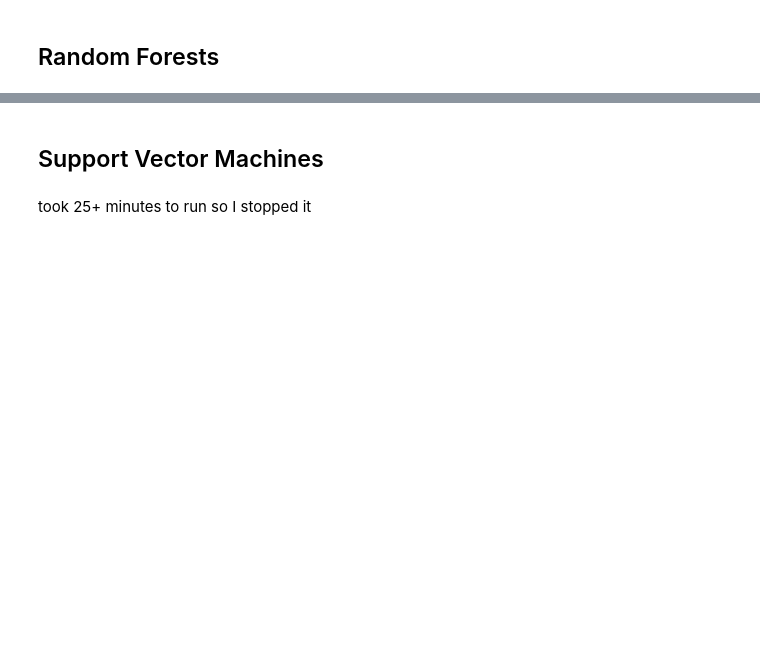
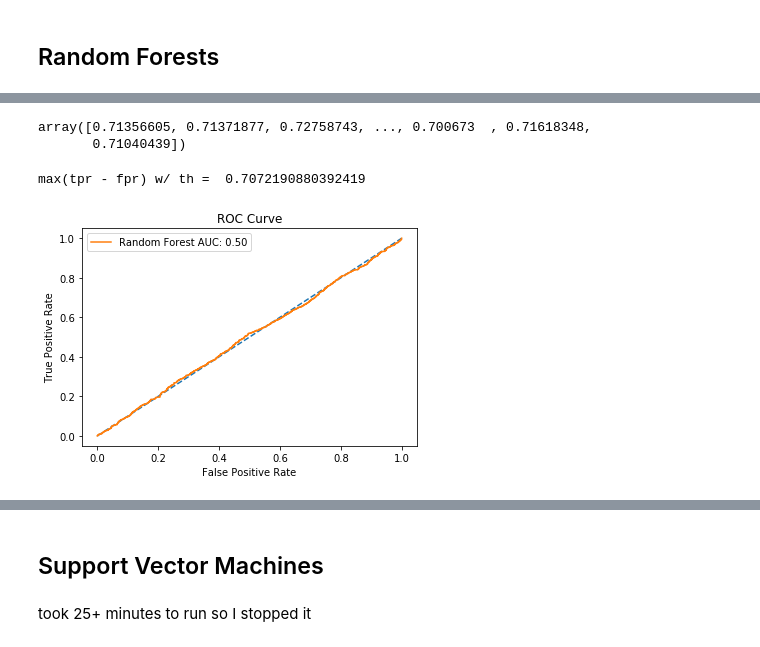
Before and after one commit to ellaelu/BCI-NERChallenge, a Jupyter notebook: Models.ipynb, the cells around one changed output, grey strips where cells are left out. Drawn from its saved outputs; the diff is of its cells as text; code cells hidden in the pictures; blank space fills up the shorter version.

```diff
--- a/Models.ipynb
+++ b/Models.ipynb
@@ -70,0 +81,10 @@ plot_roc(y_test1, preds)
+# %%
+params = {
+    'n_estimators': [100,200,500,1000],
+    'max_features': ['auto', 'sqrt', 'log2'],
+    'max_depth' : [1,10,50,100]
+}
+# %%
+clf = ensemble.RandomForestClassifier(n_jobs = -1, random_state=42)
+cv = GridSearchCV(clf, param_grid=params, scoring='accuracy', n_jobs=-1, verbose=5, refit='accuracy', cv=4)
+cv.fit(X_train,Y_train)
@@ -70,0 +140,4 @@ plot_roc(y_test1, preds)
+# %%
+clf = ensemble.RandomForestClassifier(n_jobs = -1, random_state=42,
+                                      max_depth = 1, max_features = 'auto', n_estimators = 100)
+clf.fit(X_train, Y_train)
@@ -71,2 +152,13 @@ plot_roc(y_test1, preds)
+# %%
+probs = clf.predict_proba(X_test)[:,1]
+probs
+# %% [output]
+array([0.71356605, 0.71371877, 0.72758743, ..., 0.700673  , 0.71618348,
+       0.71040439])
+# %%
+plot_roc(Y_test, probs[:-1], 'Random Forest')
+# %% [output]
+max(tpr - fpr) w/ th =  0.7072190880392419
+[figure, added]
 # %%
 true_labels = pd.read_csv('Data/true_labels.csv')
```
Also changed, not shown: parts of 67 cells of this notebook, 3 other files.
